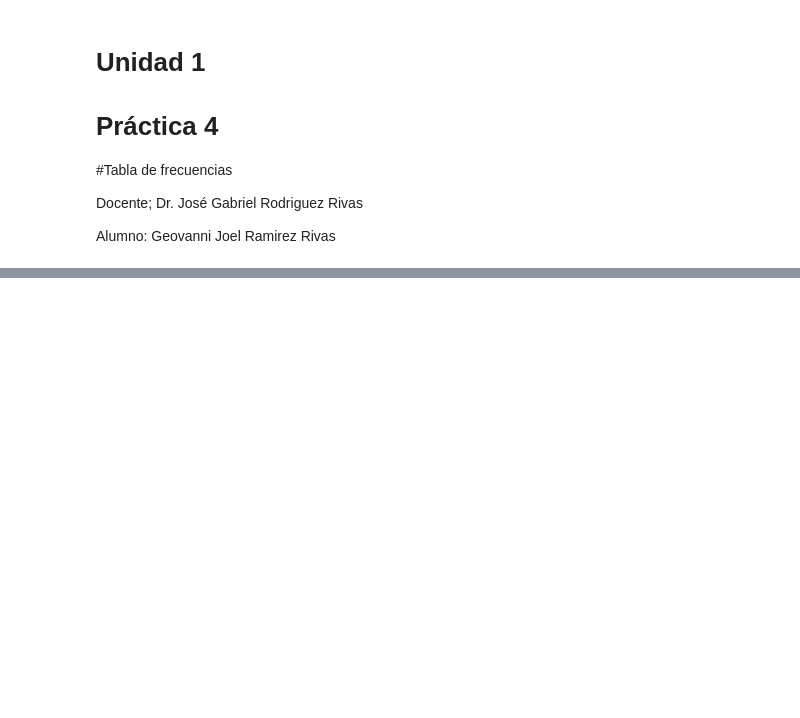
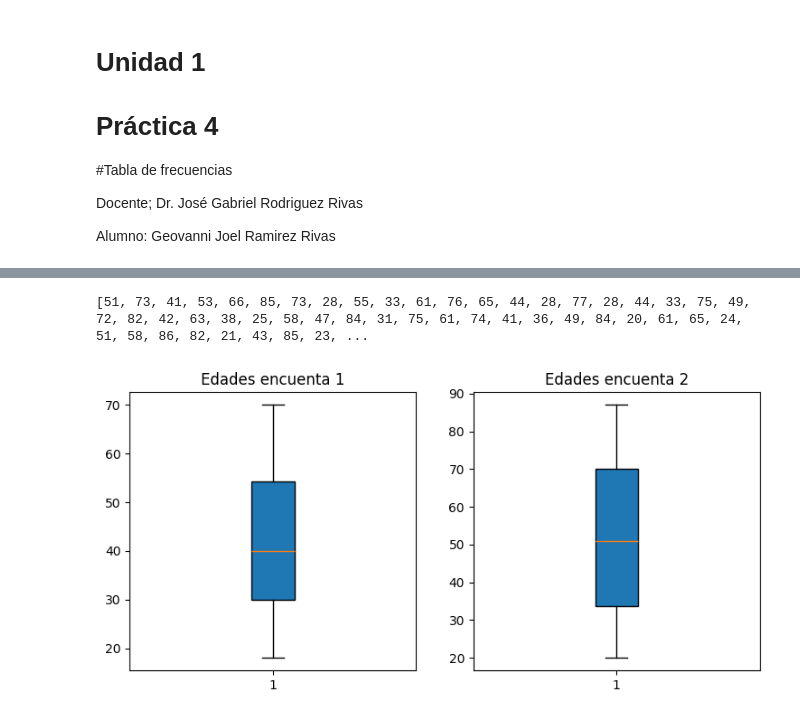
Before and after one commit to GeoDrk/Prob.-Y-Estadistica, a Jupyter notebook: unidad 1/Programa_4.ipynb, the cells around one changed output, grey strips where cells are left out. Cells and saved outputs as stored; diff of their text form; code cells hidden in the pictures; blank space fills up the shorter version.

```diff
--- a/unidad 1/Programa_4.ipynb
+++ b/unidad 1/Programa_4.ipynb
@@ -126,0 +238,25 @@ tabla_frecuencias
+# %%
+import random
+edades2 = []
+#ciclo para generar 100 numeros aleatorios (representan edades)
+for i in range(100):
+  #Generamos un numero aleatorio y lo guardamos en la variable randint
+  numero_aleatorio = random.randint( 20,87 )
+  #Agregamos el numero a la lista de valores
+  edades2.append(numero_aleatorio)
+print(edades2)
+# %% [output]
+[51, 73, 41, 53, 66, 85, 73, 28, 55, 33, 61, 76, 65, 44, 28, 77, 28, 44, 33, 75, 49, 72, 82, 42, 63, 38, 25, 58, 47, 84, 31, 75, 61, 74, 41, 36, 49, 84, 20, 61, 65, 24, 51, 58, 86, 82, 21, 43, 85, 23, ...
+# %%
+fig, (ax1, ax2) = plt.subplots(nrows=1, ncols=2, figsize=(9, 4))
+bplot1 = ax1.boxplot(edades,
+                     vert=True,
+                     patch_artist=True)
+ax1.set_title('Edades encuenta 1')
+bplot2 = ax2.boxplot(edades2,
+                     vert=True,
+                     patch_artist=True)
+ax2.set_title('Edades encuenta 2')
+plt.show()
+# %% [output]
+[figure, added]
```
Also changed, not shown: parts of 19 cells of this notebook.
